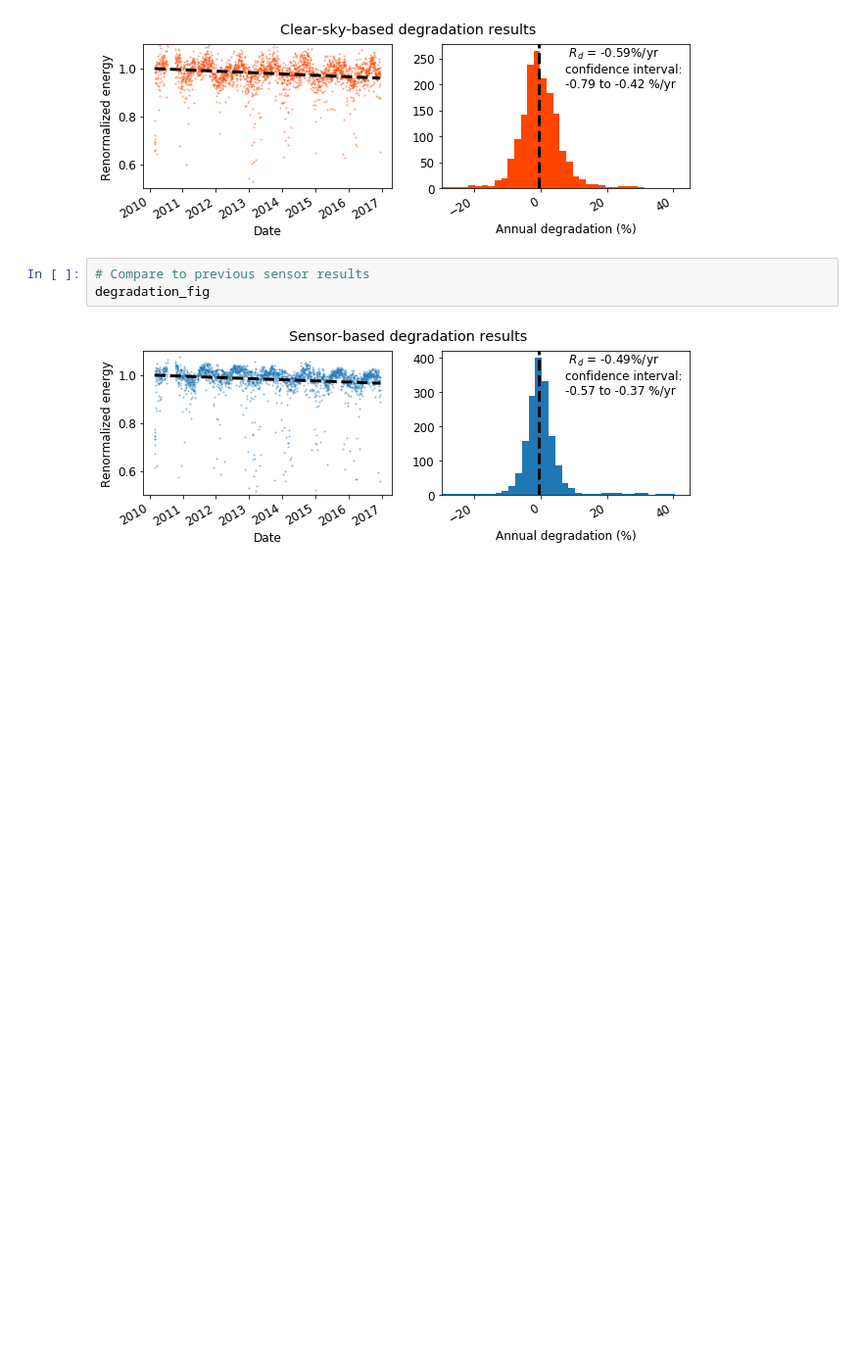
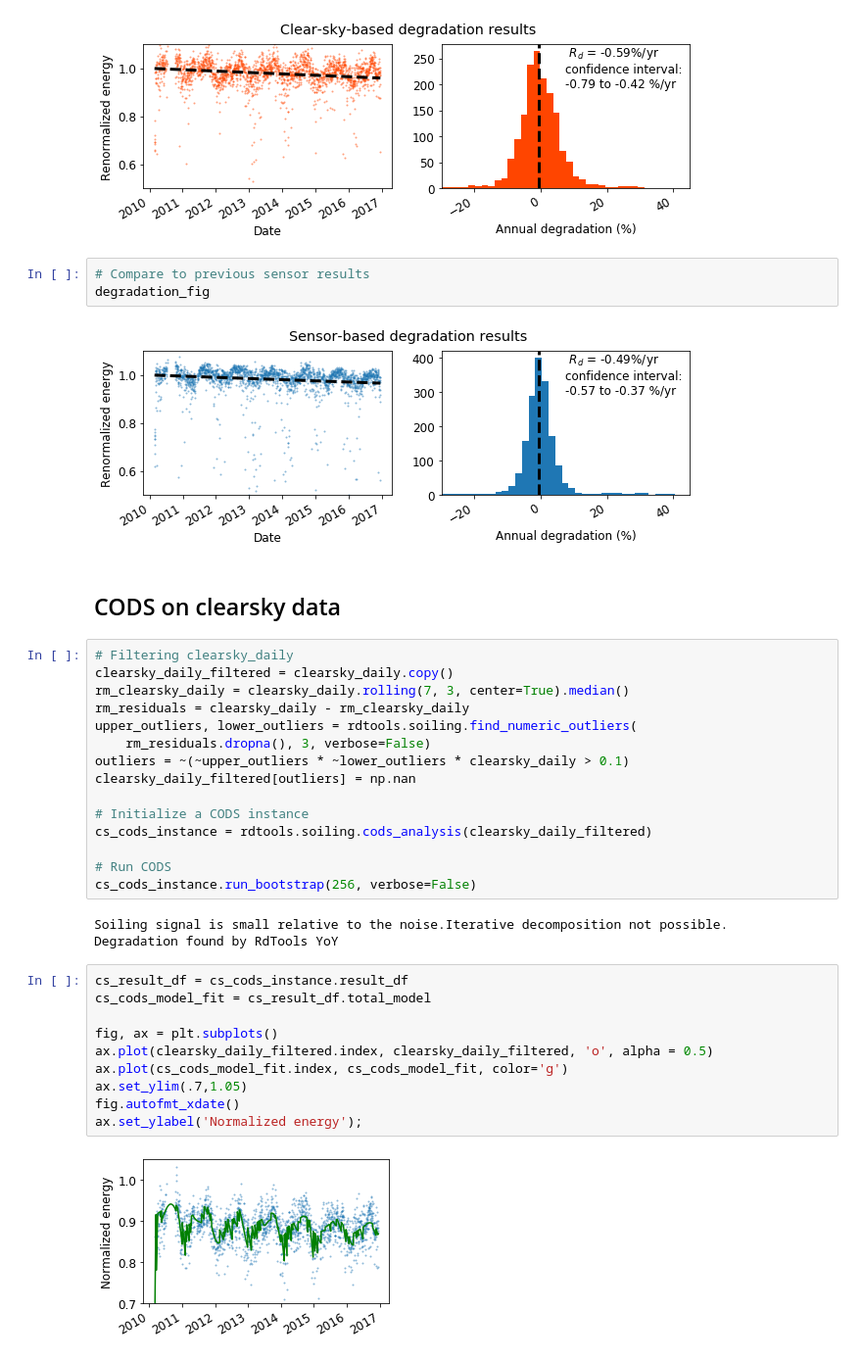
Before and after one commit to NREL/rdtools, a Jupyter notebook: docs/degradation_and_soiling_example_pvdaq_4.ipynb, the cells around one changed output. Shown at 98% size. Saved outputs shown, nothing was run; the diff lists cells and outputs as text; blank space fills up the shorter version.

Commit message:
Include cods in PVQAT data notebook

```diff
--- a/docs/degradation_and_soiling_example_pvdaq_4.ipynb
+++ b/docs/degradation_and_soiling_example_pvdaq_4.ipynb
@@ -356,3 +462,35 @@ The P95 exceedance level with the clear sky analysis is -0.91%/yr
 degradation_fig
 # %% [output]
 [figure]
+# %% [markdown]
+## CODS on clearsky data
+# %%
+# Filtering clearsky_daily
+clearsky_daily_filtered = clearsky_daily.copy()
+rm_clearsky_daily = clearsky_daily.rolling(7, 3, center=True).median()
+rm_residuals = clearsky_daily - rm_clearsky_daily
+upper_outliers, lower_outliers = rdtools.soiling.find_numeric_outliers(
+    rm_residuals.dropna(), 3, verbose=False)
+outliers = ~(~upper_outliers * ~lower_outliers * clearsky_daily > 0.1)
+clearsky_daily_filtered[outliers] = np.nan
+
+# Initialize a CODS instance
+cs_cods_instance = rdtools.soiling.cods_analysis(clearsky_daily_filtered)
+
+# Run CODS
+cs_cods_instance.run_bootstrap(256, verbose=False)
+# %% [output]
+Soiling signal is small relative to the noise.Iterative decomposition not possible.
+Degradation found by RdTools YoY
+# %%
+cs_result_df = cs_cods_instance.result_df
+cs_cods_model_fit = cs_result_df.total_model
+
+fig, ax = plt.subplots()
+ax.plot(clearsky_daily_filtered.index, clearsky_daily_filtered, 'o', alpha = 0.5)
+ax.plot(cs_cods_model_fit.index, cs_cods_model_fit, color='g')
+ax.set_ylim(.7,1.05)
+fig.autofmt_xdate()
+ax.set_ylabel('Normalized energy');
+# %% [output]
+[figure, added]
```
Also changed, not shown: parts of 11 cells of this notebook.
